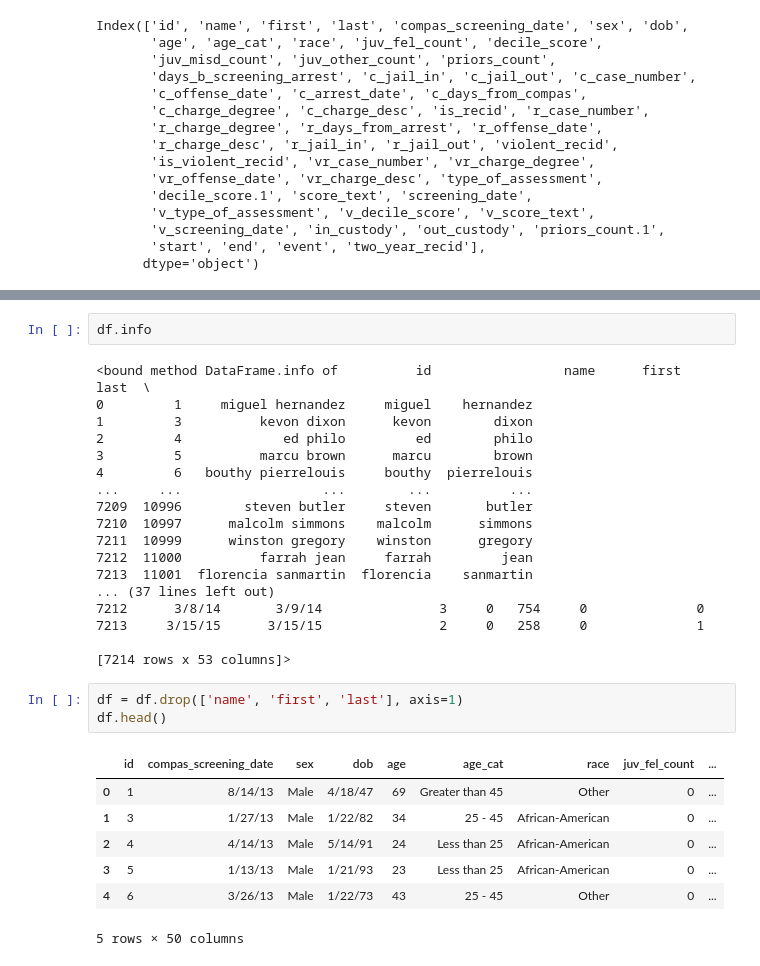
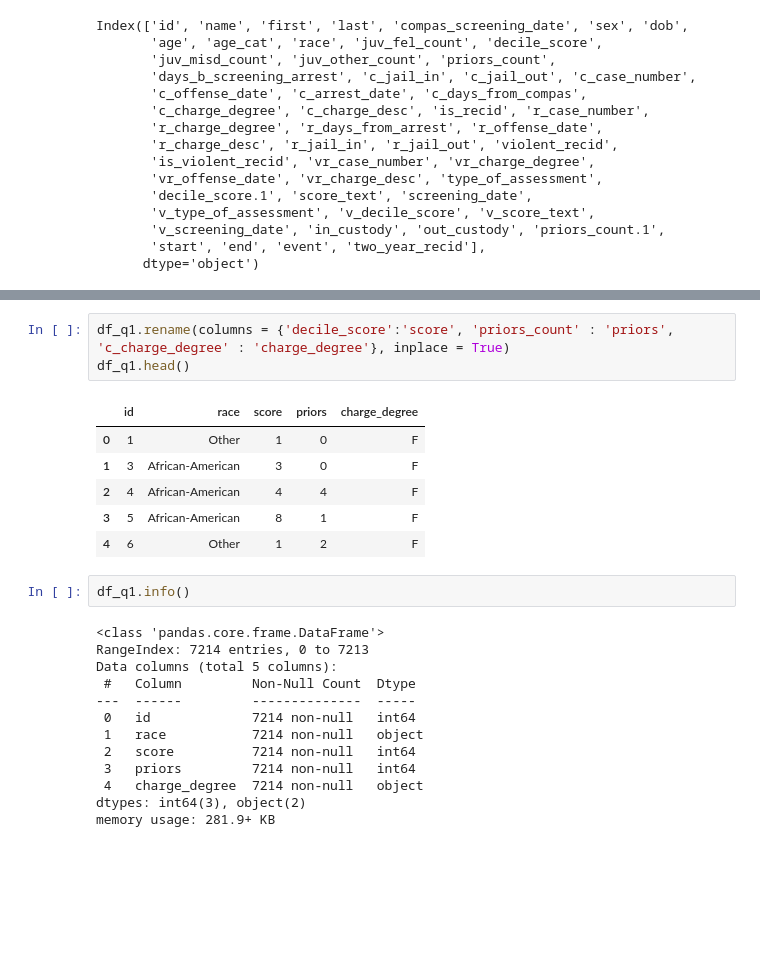
Before and after one commit to doomsdayhotel/COMPAS-analysis, a Jupyter notebook: COMPAS Project.ipynb, the cells around one changed output, grey strips where cells are left out. Saved outputs shown, nothing was run; the diff lists cells and outputs as text; blank space fills up the shorter version.

```diff
--- a/COMPAS Project.ipynb
+++ b/COMPAS Project.ipynb
@@ -47,31 +81,25 @@ Index(['id', 'name', 'first', 'last', 'compas_screening_date', 'sex', 'dob',
+# %%
+df_q1.rename(columns = {'decile_score':'score', 'priors_count' : 'priors', 'c_charge_degree' : 'charge_degree'}, inplace = True)
+df_q1.head()
+# %% [output]
+|  | id | race | score | priors | charge_degree |
+| 0 | 1 | Other | 1 | 0 | F |
+| 1 | 3 | African-American | 3 | 0 | F |
+| 2 | 4 | African-American | 4 | 4 | F |
+| 3 | 5 | African-American | 8 | 1 | F |
+| 4 | 6 | Other | 1 | 2 | F |
 # %%
-df.info
+df_q1.info()
 # %% [output]
-<bound method DataFrame.info of          id                 name      first         last  \
-0         1     miguel hernandez     miguel    hernandez
-1         3          kevon dixon      kevon        dixon
-2         4             ed philo         ed        philo
-3         5          marcu brown      marcu        brown
-4         6   bouthy pierrelouis     bouthy  pierrelouis
-...     ...                  ...        ...          ...
-7209  10996        steven butler     steven       butler
-7210  10997      malcolm simmons    malcolm      simmons
-7211  10999      winston gregory    winston      gregory
-7212  11000          farrah jean     farrah         jean
-7213  11001  florencia sanmartin  florencia    sanmartin
-... (37 lines left out)
-7212      3/8/14       3/9/14               3     0   754     0              0
-7213     3/15/15      3/15/15               2     0   258     0              1
-
-[7214 rows x 53 columns]>
+<class 'pandas.core.frame.DataFrame'>
+RangeIndex: 7214 entries, 0 to 7213
+Data columns (total 5 columns):
+ #   Column         Non-Null Count  Dtype
+---  ------         --------------  -----
+ 0   id             7214 non-null   int64
+ 1   race           7214 non-null   object
+ 2   score          7214 non-null   int64
+ 3   priors         7214 non-null   int64
+ 4   charge_degree  7214 non-null   object
+dtypes: int64(3), object(2)
+memory usage: 281.9+ KB
-# %%
-df = df.drop(['name', 'first', 'last'], axis=1)
-df.head()
-# %% [output]
-|  | id | compas_screening_date | sex | dob | age | age_cat | race | juv_fel_count | ... |
-| 0 | 1 | 8/14/13 | Male | 4/18/47 | 69 | Greater than 45 | Other | 0 | ... |
-| 1 | 3 | 1/27/13 | Male | 1/22/82 | 34 | 25 - 45 | African-American | 0 | ... |
-| 2 | 4 | 4/14/13 | Male | 5/14/91 | 24 | Less than 25 | African-American | 0 | ... |
-| 3 | 5 | 1/13/13 | Male | 1/21/93 | 23 | Less than 25 | African-American | 0 | ... |
-| 4 | 6 | 3/26/13 | Male | 1/22/73 | 43 | 25 - 45 | Other | 0 | ... |
-5 rows × 50 columns
```
Also changed, not shown: parts of 25 cells of this notebook.
